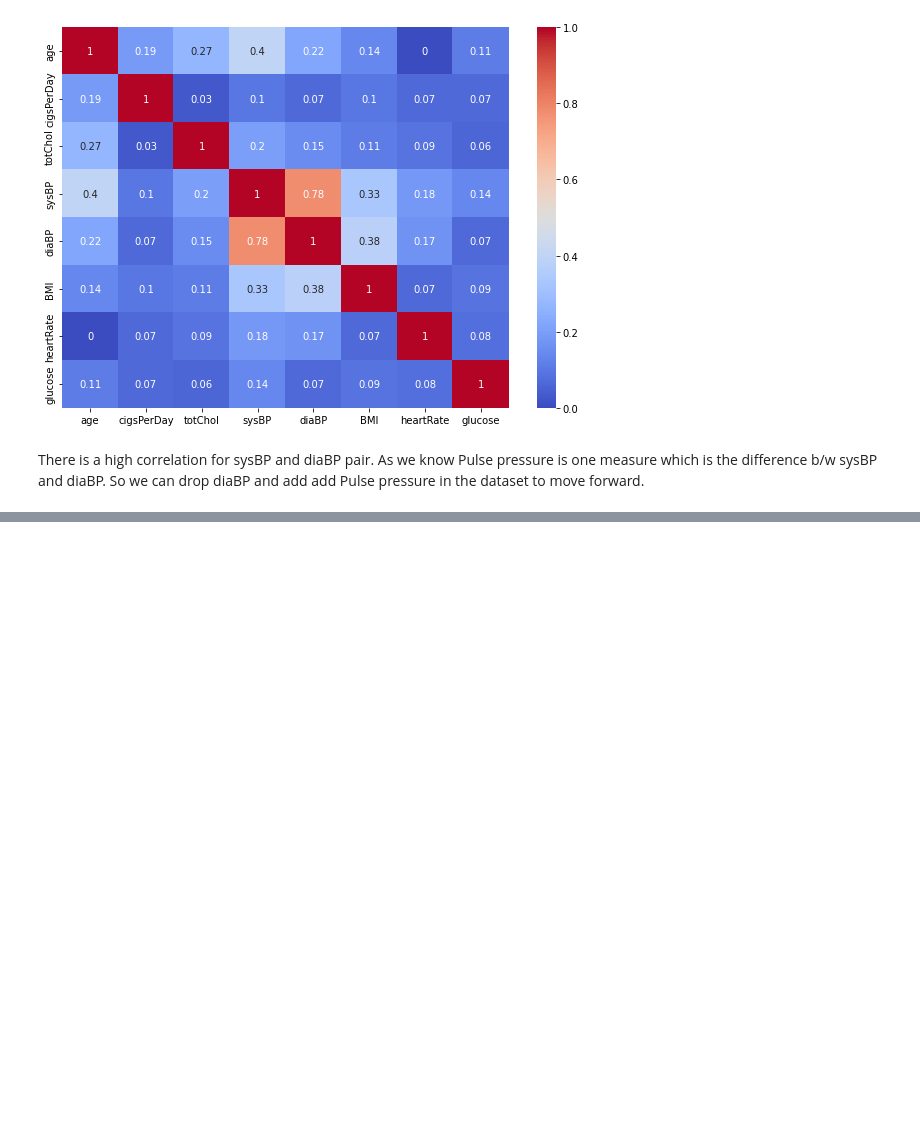
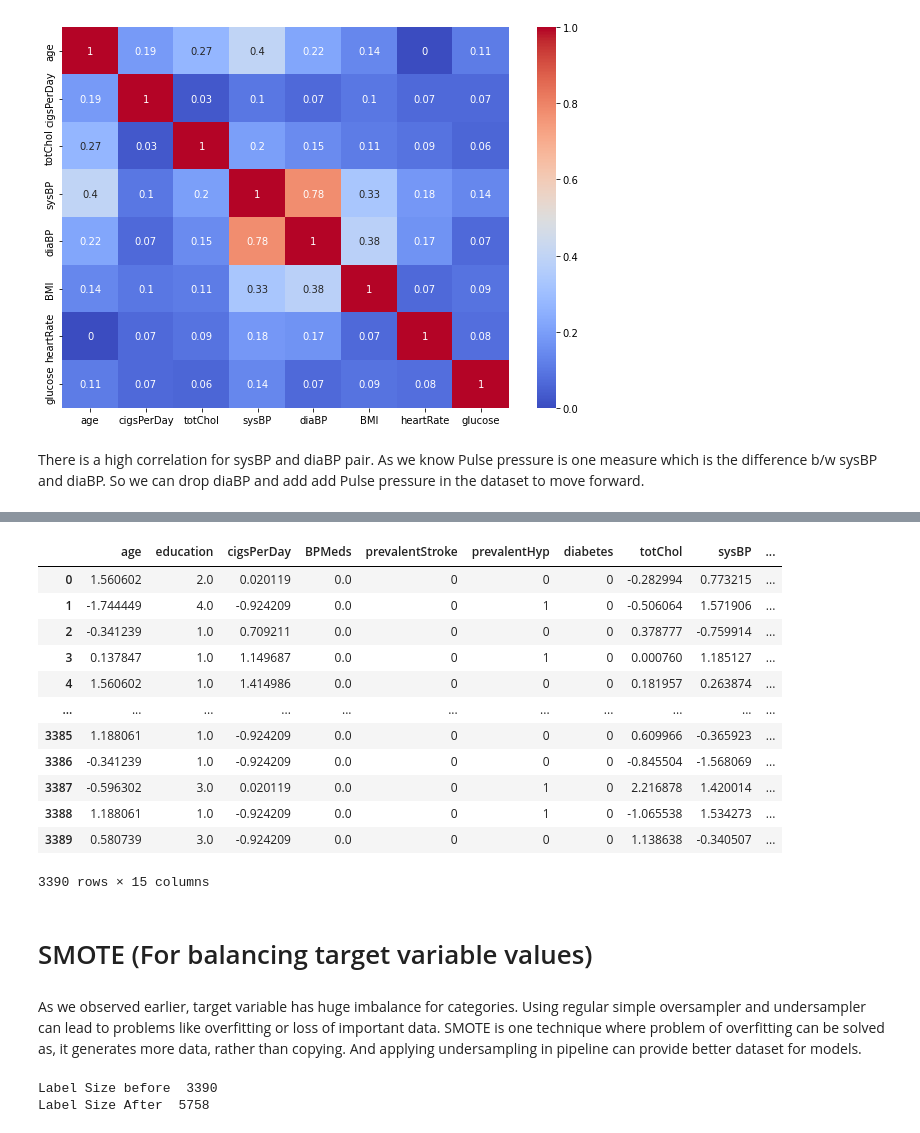
Before and after one commit to iMrugesh9/Cardiovascular_Risk_Prediction_Mrugesh_Patel, a Jupyter notebook: Cardiovascular_Risk_Prediction_Mrugesh_Patel.ipynb, the cells around one changed output, grey strips where cells are left out. Saved outputs shown, nothing was run; the diff lists cells and outputs as text; code cells hidden in the pictures; blank space fills up the shorter version.

```diff
--- a/Cardiovascular_Risk_Prediction_Mrugesh_Patel.ipynb
+++ b/Cardiovascular_Risk_Prediction_Mrugesh_Patel.ipynb
@@ -491,0 +528,19 @@ Numeric_Features=['age',
+# %%
+# #normalizing and transforming numerical features to better scale
+X[Numeric_Features]=X[Numeric_Features].apply(np.log1p)
+X[Numeric_Features]=X[Numeric_Features].apply(zscore)
+X
+# %% [output]
+|  | age | education | cigsPerDay | BPMeds | prevalentStroke | prevalentHyp | diabetes | totChol | sysBP | ... |
+| 0 | 1.560602 | 2.0 | 0.020119 | 0.0 | 0 | 0 | 0 | -0.282994 | 0.773215 | ... |
+| 1 | -1.744449 | 4.0 | -0.924209 | 0.0 | 0 | 1 | 0 | -0.506064 | 1.571906 | ... |
+| 2 | -0.341239 | 1.0 | 0.709211 | 0.0 | 0 | 0 | 0 | 0.378777 | -0.759914 | ... |
+| 3 | 0.137847 | 1.0 | 1.149687 | 0.0 | 0 | 1 | 0 | 0.000760 | 1.185127 | ... |
+| 4 | 1.560602 | 1.0 | 1.414986 | 0.0 | 0 | 0 | 0 | 0.181957 | 0.263874 | ... |
+| ... | ... | ... | ... | ... | ... | ... | ... | ... | ... | ... |
+| 3385 | 1.188061 | 1.0 | -0.924209 | 0.0 | 0 | 0 | 0 | 0.609966 | -0.365923 | ... |
+| 3386 | -0.341239 | 1.0 | -0.924209 | 0.0 | 0 | 0 | 0 | -0.845504 | -1.568069 | ... |
+| 3387 | -0.596302 | 3.0 | 0.020119 | 0.0 | 0 | 1 | 0 | 2.216878 | 1.420014 | ... |
+| 3388 | 1.188061 | 1.0 | -0.924209 | 0.0 | 0 | 1 | 0 | -1.065538 | 1.534273 | ... |
+| 3389 | 0.580739 | 3.0 | -0.924209 | 0.0 | 0 | 0 | 0 | 1.138638 | -0.340507 | ... |
+3390 rows × 15 columns
@@ -491,0 +550,19 @@ Numeric_Features=['age',
+# %% [markdown]
+# SMOTE (For balancing target variable values)
+# %% [markdown]
+As we observed earlier, target variable has huge imbalance for categories. Using regular simple oversampler and undersampler can lead to problems like overfitting or loss of important data. SMOTE is one technique where problem of overfitting can be solved as, it generates more data, rather than copying. And applying undersampling in pipeline can provide better dataset for models.
+# %%
+# building smote with undersampler
+over = SMOTE(random_state=1)
+under = RandomUnderSampler(random_state=42)
+# steps for SMOTE-under sampler
+steps = [('o', over), ('u', under)]
+# building pipeline
+pipeline = Pipeline(steps=steps)
+# preparing scaled data
+X_rescaled,y_rescaled=pipeline.fit_resample(X,y)
+print('Label Size before ',y.shape[0])
+print('Label Size After ',y_rescaled.shape[0])
+# %% [output]
+Label Size before  3390
+Label Size After  5758
```
Also changed, not shown: parts of 7 cells of this notebook.
